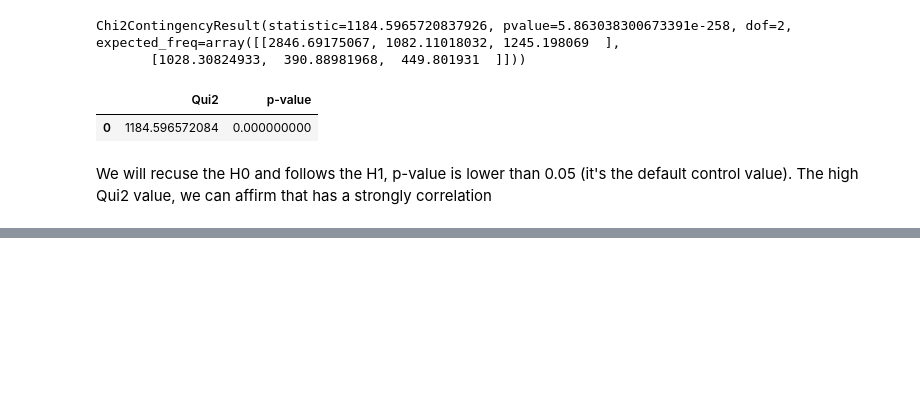
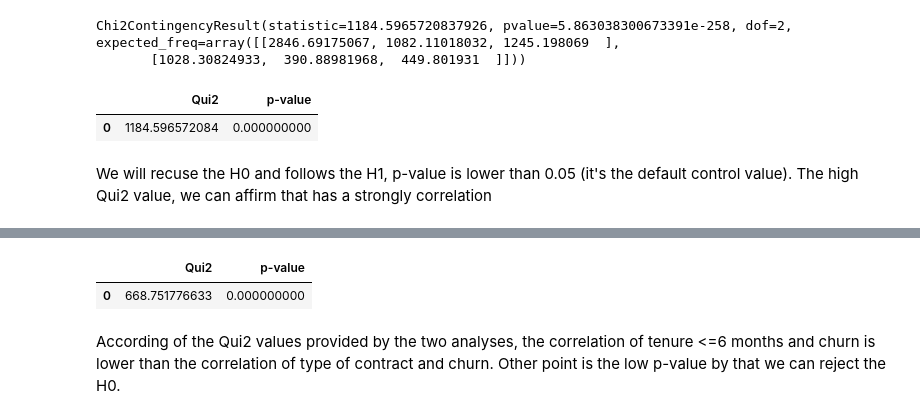
Before and after one commit to gjovs/rockeatseat_ia_track, a Jupyter notebook: eda/eda_churn.ipynb, the cells around one changed output, grey strips where cells are left out. Cells and saved outputs as stored; diff of their text form; code cells hidden in the pictures; blank space fills up the shorter version.

Commit message:
chore: analyze using two types of variables

```diff
--- a/eda/eda_churn.ipynb
+++ b/eda/eda_churn.ipynb
@@ -809,0 +835,15 @@ We will recuse the H0 and follows the H1, p-value is lower than 0.05 (it's the d
+# %%
+# Generating chi-square test and creating the DataFrame with the scores and p-values
+chi_scores_churn_timeOfContractLessThan6Months = chi2_contingency(df_crosstab_churn_timeOfContractLessThan6Months)
+
+scores_churn_timeOfContractLessThan6Months = pd.Series(chi_scores_churn_timeOfContractLessThan6Months[0])
+p_values_churn_timeOfContractLessThan6Months = pd.Series(chi_scores_churn_timeOfContractLessThan6Months[1])
+
+df_chi_scores_churn_timeOfContractLessThan6Months = pd.DataFrame({'Qui2': scores_churn_timeOfContractLessThan6Months, 'p-value': p_values_churn_timeOfContractLessThan6Months})
+# %%
+df_chi_scores_churn_timeOfContractLessThan6Months
+# %% [output]
+|  | Qui2 | p-value |
+| 0 | 668.751776633 | 0.000000000 |
+# %% [markdown]
+According of the Qui2 values provided by the two analyses, the correlation of tenure <=6 months and churn is lower than the correlation of type of contract and churn. Other point is the low p-value by that we can reject the H0.
```
Also changed, not shown: parts of 4 cells of this notebook.
